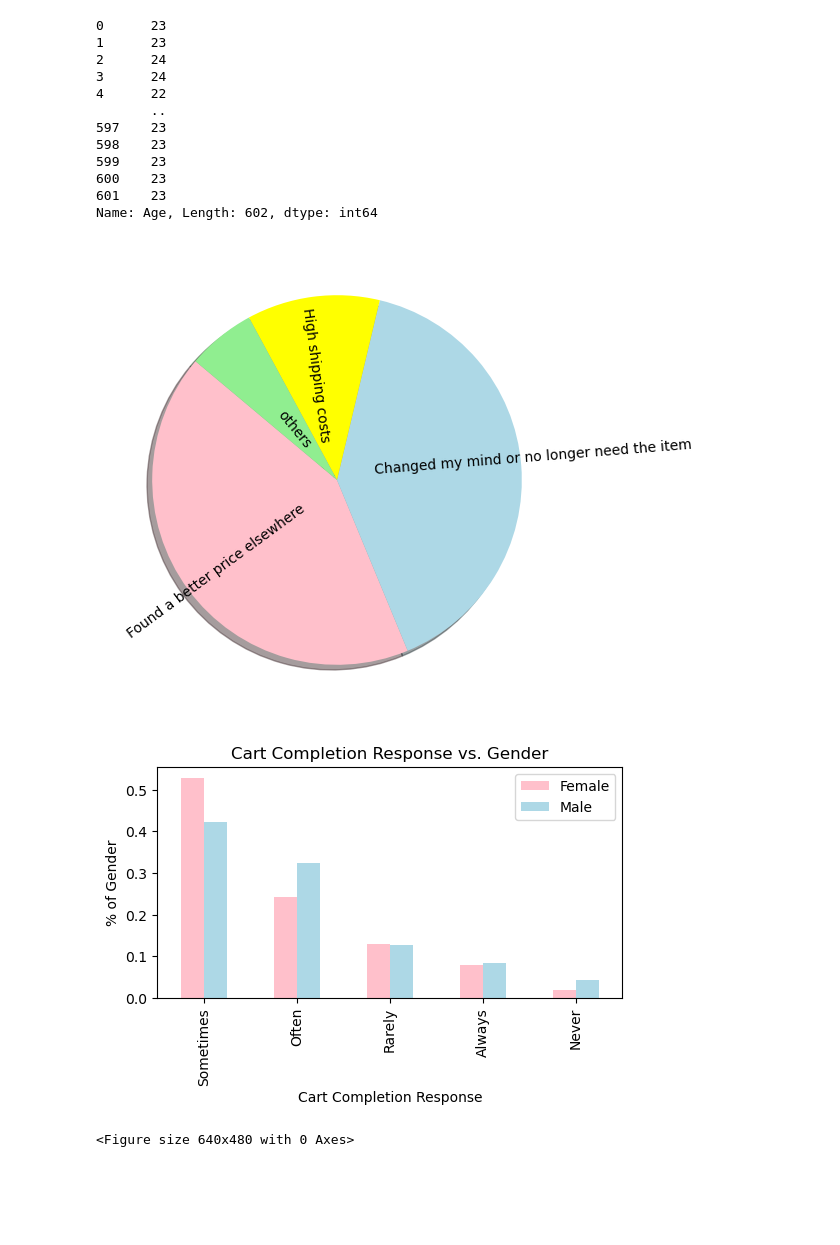
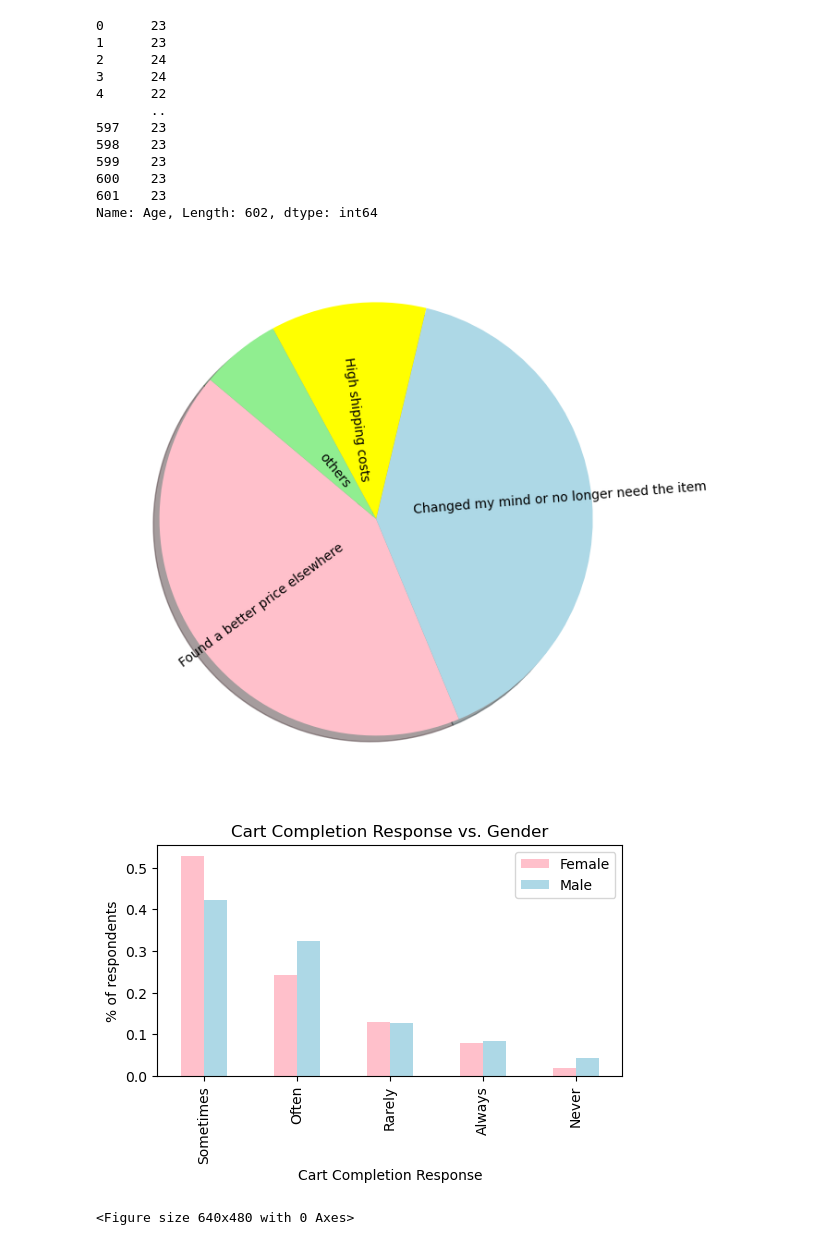
Before and after one commit to bgroble/Project1-G5, a Jupyter notebook: Amazon_Code_Group5 copy.ipynb, the cells around one changed output. Cells and saved outputs as stored; diff of their text form; code cells hidden in the pictures; blank space fills up the shorter version.

Commit message:
Added output file and made small Aesthetic changes

```diff
--- a/Amazon_Code_Group5 copy.ipynb
+++ b/Amazon_Code_Group5 copy.ipynb
@@ -53,19 +53,25 @@ Name: Age, Length: 602, dtype: int64
 
 # group the ages and compare group sizes - population is skewed very young, maybe binning?
 # %%
-# Question 2: Investigate top factors for cart abandonment – Kyle
+# Create pie chart showing abandonment reasons
 abandon_counts= amazon_df["Cart_Abandonment_Factors"].value_counts()
-#, autopct="%1.1f%%"
 colors = ["pink", "lightblue", "yellow", "lightgreen", 'orange']
-count_chart = abandon_counts.plot(kind='pie', figsize=(6,6), colors=colors, shadow=True,
-                                  startangle=140, rotatelabels=True, labeldistance=0.20)
+count_chart = abandon_counts.plot(kind='pie', figsize=(7,7), colors=colors, shadow=True,
+                                  startangle=140, rotatelabels=True, labeldistance=0.17)
 plt.ylabel("")
+
+# Save the figure and show it
+plt.savefig("Output/KyleFig1.png")
+plt.tight_layout()
 plt.show()
-plt.tight_layout()
 # %% [output]
-[figure, old version]
+[figure, new version]
 # %%
+# Create bar chart of showing % of people for each abandonment frequency vs Gender
+
+# Create new df to work witn
 gender_dataset = amazon_df
+
 # Drop unwanted responses for Gender
 gender_dataset = gender_dataset.drop(gender_dataset[gender_dataset["Gender"] == "Prefer not to say"].index)
 gender_dataset = gender_dataset.drop(gender_dataset[gender_dataset["Gender"] == "Others"].index)
@@ -96,10 +102,13 @@ abandonment_df = abandonment_df.set_index("Cart_Completion_Frequency")
 count_chart = abandonment_df.plot(kind='bar', figsize=(6,3), color =["pink", "lightblue"])
 plt.title("Cart Completion Response vs. Gender")
 count_chart.set_xlabel("Cart Completion Response")
-count_chart.set_ylabel("% of Gender")
+count_chart.set_ylabel("% of respondents")
+
+# Save the figure and show it
+plt.savefig("Output/KyleFig2.png")
 plt.show()
 plt.tight_layout()
 # %% [output]
-[figure, old version]
+[figure, new version]
 <Figure size 640x480 with 0 Axes>
 # %%
```
Also changed, not shown: parts of 1 cell of this notebook, 3 other files.
